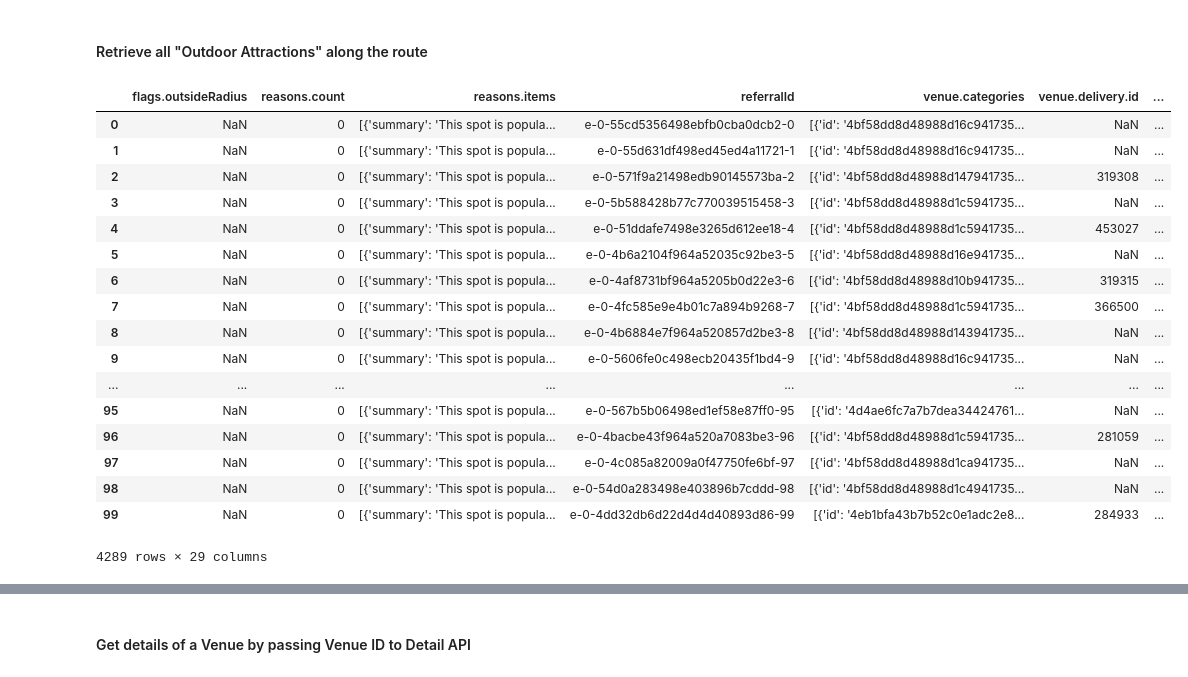
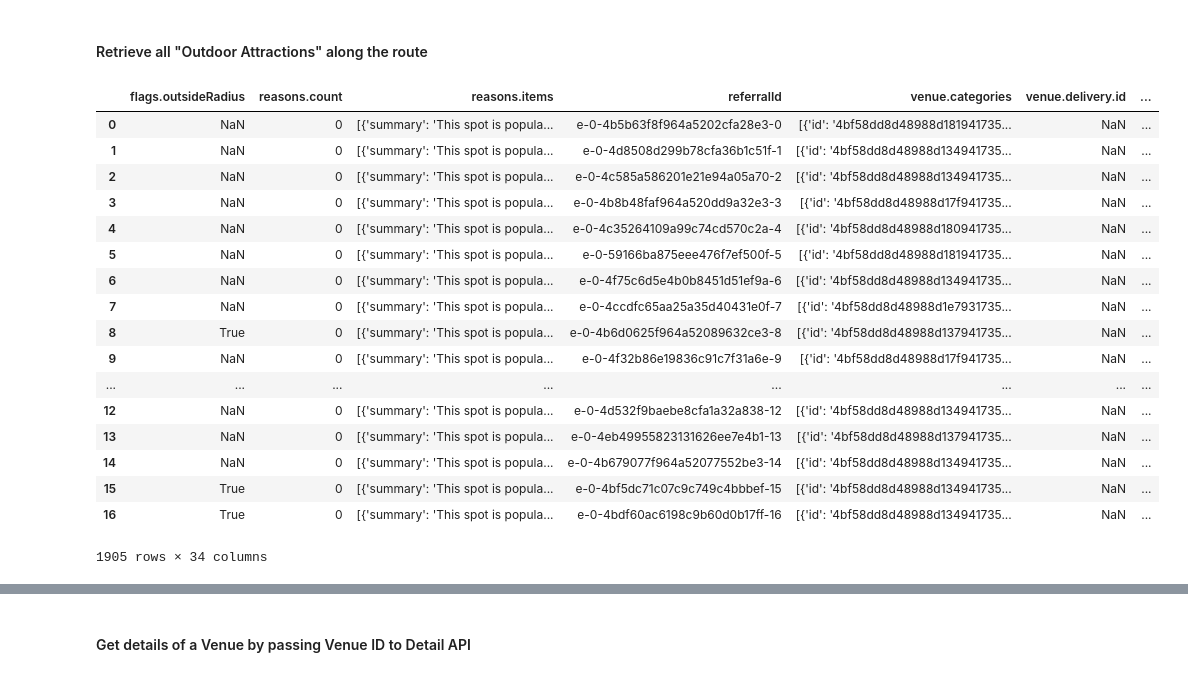
Before and after one commit to subhap15/adventurize, a Jupyter notebook: venues_along_route.ipynb, the cells around one changed output, grey strips where cells are left out. Cells and saved outputs as stored; diff of their text form; code cells hidden in the pictures.

```diff
--- a/venues_along_route.ipynb
+++ b/venues_along_route.ipynb
@@ -14,8 +14,8 @@ from time import sleep
 # %%
 # Construct the client object
 #client = fs.Foursquare(client_id='40UWZJ4TUZALHQ4AHKEI2244PBT00HWCQYLSBLBO1A221VUQ', client_secret='OSL3G1K52LDL4CIIVVDLNQSXNYCRBLALWA4KB44SKLX433MX', redirect_uri='http://fondu.com/oauth/authorize')
-#client = fs.Foursquare(client_id='3QSISHQAU3ZW0TQW20CA3A4WKT53BEQIZIN1HJVRCF1O4ZW5', client_secret='J3KZKHL4NDXJIUSR5WHNZWCLLZ52TR5ROMG4NEANRU34L1AE', redirect_uri='http://fondu.com/oauth/authorize')
-client = fs.Foursquare(client_id='4OIAK3HEKSRVRYNY2V3FSL02JJW3YCP3PTW4PN4DMBRCSV0Q', client_secret='C51ACCJYKC3V0ERWCRATHTETPNXSLIIWJNKCJWPGJTY1XGV1', redirect_uri='http://fondu.com/oauth/authorize')
+client = fs.Foursquare(client_id='3QSISHQAU3ZW0TQW20CA3A4WKT53BEQIZIN1HJVRCF1O4ZW5', client_secret='J3KZKHL4NDXJIUSR5WHNZWCLLZ52TR5ROMG4NEANRU34L1AE', redirect_uri='http://fondu.com/oauth/authorize')
+#client = fs.Foursquare(client_id='4OIAK3HEKSRVRYNY2V3FSL02JJW3YCP3PTW4PN4DMBRCSV0Q', client_secret='C51ACCJYKC3V0ERWCRATHTETPNXSLIIWJNKCJWPGJTY1XGV1', redirect_uri='http://fondu.com/oauth/authorize')
 
 # Build the authorization url for your app
 auth_uri = client.oauth.auth_url()
@@ -23,7 +23,8 @@ auth_uri = client.oauth.auth_url()
 #### Retrieve all "Outdoor Attractions" along the route
 # %%
 #df_venue_outdoor = pd.DataFrame()
-df_venue_food = pd.DataFrame()
+#df_venue_food = pd.DataFrame()
+df_venue_ae = pd.DataFrame()
 with open('route1.csv') as csvfile:
    reader = csv.DictReader(csvfile)
    #next(reader, None)
@@ -36,32 +37,34 @@ with open('route1.csv') as csvfile:
             #'section': 'food',
             'limit': 2000,
             #'categoryId': '4d4b7105d754a06377d81259'
-            'categoryId':'4d4b7105d754a06374d81259'
+            #'categoryId':'4d4b7105d754a06374d81259'
+            'categoryId':'4d4b7104d754a06370d81259'
             }
       result = client.venues.explore(params)
       df_venue = pd.io.json.json_normalize(result['groups'][0]['items'])
-      df_venue_food = pd.concat([df_venue_food,df_venue])
+      df_venue_ae = pd.concat([df_venue_ae,df_venue])
 # %%
 #df_venue_outdoor
-df_venue_food
+#df_venue_food
+df_venue_ae
 # %% [output]
 |  | flags.outsideRadius | reasons.count | reasons.items | referralId | venue.categories | venue.delivery.id | ... |
-| 0 | NaN | 0 | [{'summary': 'This spot is popula... | e-0-55cd5356498ebfb0cba0dcb2-0 | [{'id': '4bf58dd8d48988d16c941735... | NaN | ... |
-| 1 | NaN | 0 | [{'summary': 'This spot is popula... | e-0-55d631df498ed45ed4a11721-1 | [{'id': '4bf58dd8d48988d16c941735... | NaN | ... |
-| 2 | NaN | 0 | [{'summary': 'This spot is popula... | e-0-571f9a21498edb90145573ba-2 | [{'id': '4bf58dd8d48988d147941735... | 319308 | ... |
-| 3 | NaN | 0 | [{'summary': 'This spot is popula... | e-0-5b588428b77c770039515458-3 | [{'id': '4bf58dd8d48988d1c5941735... | NaN | ... |
-| 4 | NaN | 0 | [{'summary': 'This spot is popula... | e-0-51ddafe7498e3265d612ee18-4 | [{'id': '4bf58dd8d48988d1c5941735... | 453027 | ... |
-| 5 | NaN | 0 | [{'summary': 'This spot is popula... | e-0-4b6a2104f964a52035c92be3-5 | [{'id': '4bf58dd8d48988d16e941735... | NaN | ... |
-| 6 | NaN | 0 | [{'summary': 'This spot is popula... | e-0-4af8731bf964a5205b0d22e3-6 | [{'id': '4bf58dd8d48988d10b941735... | 319315 | ... |
-| 7 | NaN | 0 | [{'summary': 'This spot is popula... | e-0-4fc585e9e4b01c7a894b9268-7 | [{'id': '4bf58dd8d48988d1c5941735... | 366500 | ... |
-| 8 | NaN | 0 | [{'summary': 'This spot is popula... | e-0-4b6884e7f964a520857d2be3-8 | [{'id': '4bf58dd8d48988d143941735... | NaN | ... |
-| 9 | NaN | 0 | [{'summary': 'This spot is popula... | e-0-5606fe0c498ecb20435f1bd4-9 | [{'id': '4bf58dd8d48988d16c941735... | NaN | ... |
+| 0 | NaN | 0 | [{'summary': 'This spot is popula... | e-0-4b5b63f8f964a5202cfa28e3-0 | [{'id': '4bf58dd8d48988d181941735... | NaN | ... |
+| 1 | NaN | 0 | [{'summary': 'This spot is popula... | e-0-4d8508d299b78cfa36b1c51f-1 | [{'id': '4bf58dd8d48988d134941735... | NaN | ... |
+| 2 | NaN | 0 | [{'summary': 'This spot is popula... | e-0-4c585a586201e21e94a05a70-2 | [{'id': '4bf58dd8d48988d134941735... | NaN | ... |
+| 3 | NaN | 0 | [{'summary': 'This spot is popula... | e-0-4b8b48faf964a520dd9a32e3-3 | [{'id': '4bf58dd8d48988d17f941735... | NaN | ... |
+| 4 | NaN | 0 | [{'summary': 'This spot is popula... | e-0-4c35264109a99c74cd570c2a-4 | [{'id': '4bf58dd8d48988d180941735... | NaN | ... |
+| 5 | NaN | 0 | [{'summary': 'This spot is popula... | e-0-59166ba875eee476f7ef500f-5 | [{'id': '4bf58dd8d48988d181941735... | NaN | ... |
+| 6 | NaN | 0 | [{'summary': 'This spot is popula... | e-0-4f75c6d5e4b0b8451d51ef9a-6 | [{'id': '4bf58dd8d48988d134941735... | NaN | ... |
+| 7 | NaN | 0 | [{'summary': 'This spot is popula... | e-0-4ccdfc65aa25a35d40431e0f-7 | [{'id': '4bf58dd8d48988d1e7931735... | NaN | ... |
+| 8 | True | 0 | [{'summary': 'This spot is popula... | e-0-4b6d0625f964a52089632ce3-8 | [{'id': '4bf58dd8d48988d137941735... | NaN | ... |
+| 9 | NaN | 0 | [{'summary': 'This spot is popula... | e-0-4f32b86e19836c91c7f31a6e-9 | [{'id': '4bf58dd8d48988d17f941735... | NaN | ... |
 | ... | ... | ... | ... | ... | ... | ... | ... |
-| 95 | NaN | 0 | [{'summary': 'This spot is popula... | e-0-567b5b06498ed1ef58e87ff0-95 | [{'id': '4d4ae6fc7a7b7dea34424761... | NaN | ... |
-| 96 | NaN | 0 | [{'summary': 'This spot is popula... | e-0-4bacbe43f964a520a7083be3-96 | [{'id': '4bf58dd8d48988d1c5941735... | 281059 | ... |
-| 97 | NaN | 0 | [{'summary': 'This spot is popula... | e-0-4c085a82009a0f47750fe6bf-97 | [{'id': '4bf58dd8d48988d1ca941735... | NaN | ... |
-| 98 | NaN | 0 | [{'summary': 'This spot is popula... | e-0-54d0a283498e403896b7cddd-98 | [{'id': '4bf58dd8d48988d1c4941735... | NaN | ... |
-| 99 | NaN | 0 | [{'summary': 'This spot is popula... | e-0-4dd32db6d22d4d4d40893d86-99 | [{'id': '4eb1bfa43b7b52c0e1adc2e8... | 284933 | ... |
+| 12 | NaN | 0 | [{'summary': 'This spot is popula... | e-0-4d532f9baebe8cfa1a32a838-12 | [{'id': '4bf58dd8d48988d134941735... | NaN | ... |
+| 13 | NaN | 0 | [{'summary': 'This spot is popula... | e-0-4eb49955823131626ee7e4b1-13 | [{'id': '4bf58dd8d48988d137941735... | NaN | ... |
+| 14 | NaN | 0 | [{'summary': 'This spot is popula... | e-0-4b679077f964a52077552be3-14 | [{'id': '4bf58dd8d48988d134941735... | NaN | ... |
+| 15 | True | 0 | [{'summary': 'This spot is popula... | e-0-4bf5dc71c07c9c749c4bbbef-15 | [{'id': '4bf58dd8d48988d134941735... | NaN | ... |
+| 16 | True | 0 | [{'summary': 'This spot is popula... | e-0-4bdf60ac6198c9b60d0b17ff-16 | [{'id': '4bf58dd8d48988d134941735... | NaN | ... |
-4289 rows × 29 columns
+1905 rows × 34 columns
 # %%
 #df_venue_outdoor.shape
```
Also changed, not shown: parts of 10 cells of this notebook, 2 other files.
